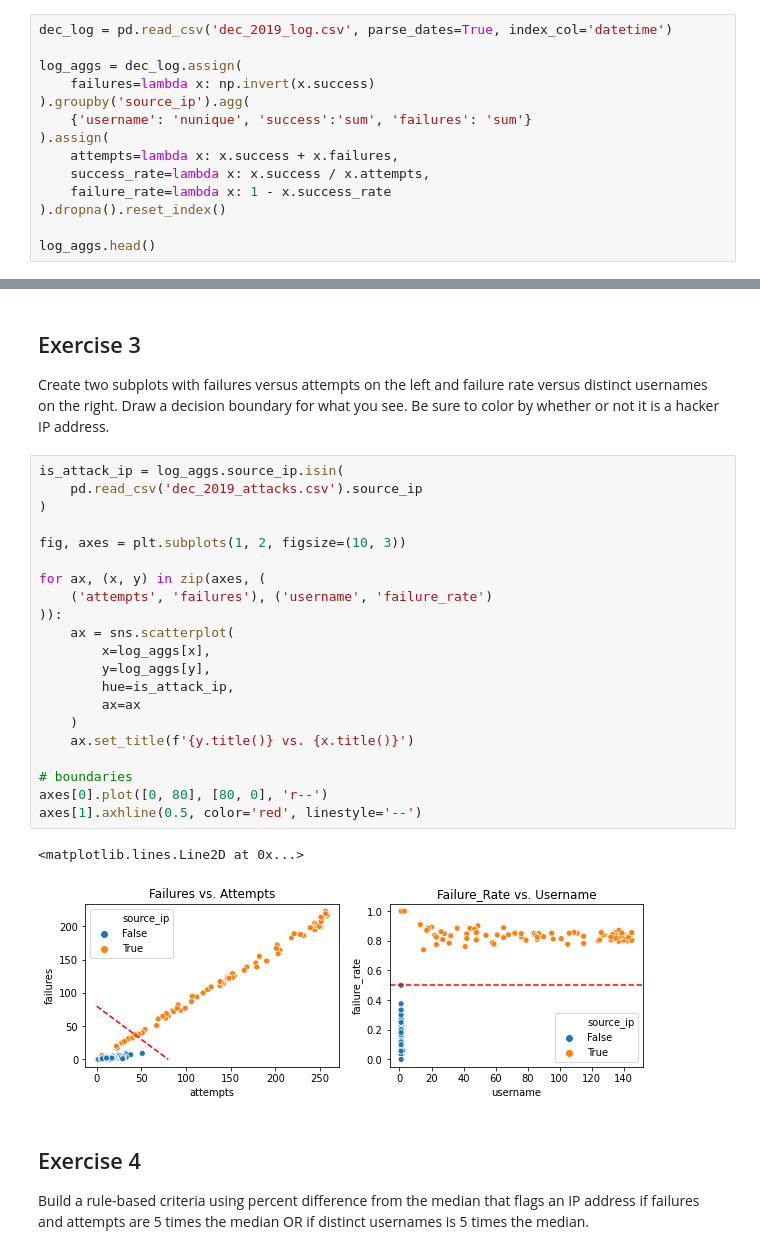
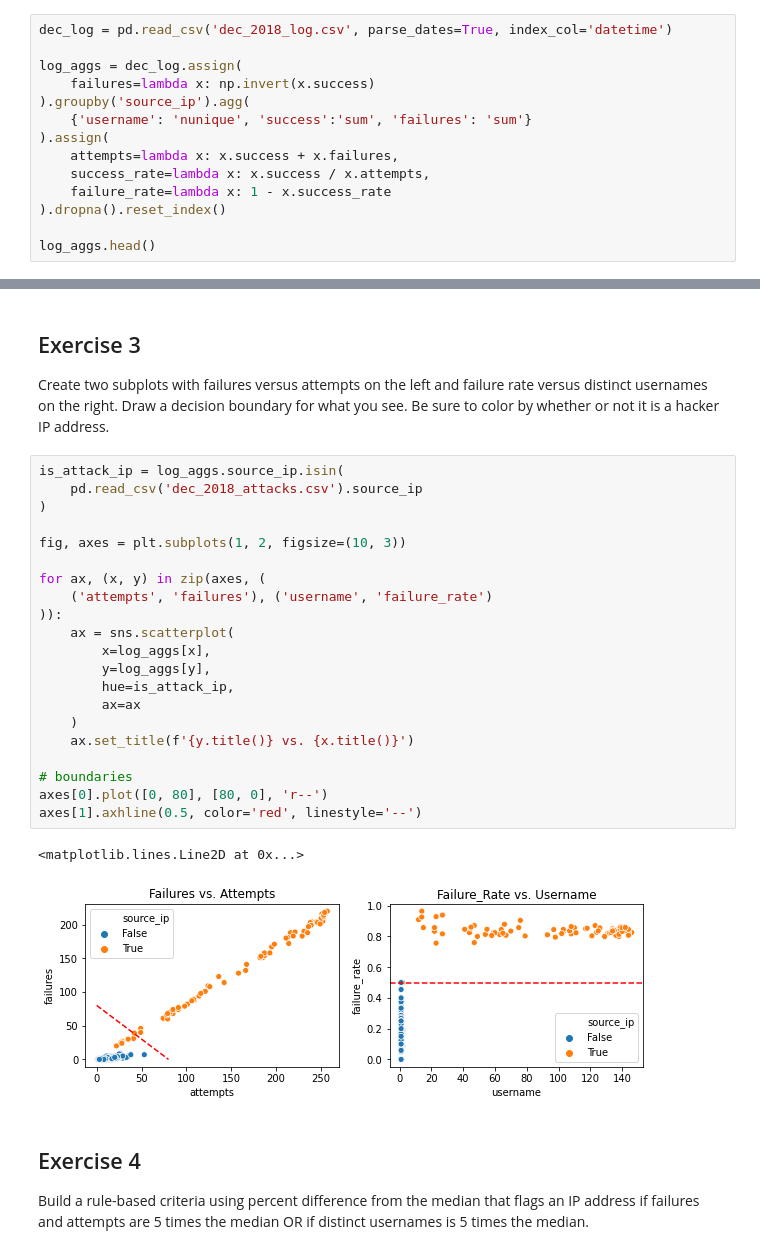
Before and after one commit to stefmolin/Hands-On-Data-Analysis-with-Pandas-2nd-edition, a Jupyter notebook: solutions/ch_08/solutions.ipynb, the cells around one changed output, grey strips where cells are left out. Cells and saved outputs as stored; diff of their text form.

```diff
--- a/solutions/ch_08/solutions.ipynb
+++ b/solutions/ch_08/solutions.ipynb
@@ -28,7 +28,7 @@ import seaborn as sns
 ## Exercise 2
 Find the number of unique usernames, attempts, successes, failures, and success/failure rates per IP address.
 # %%
-dec_log = pd.read_csv('dec_2019_log.csv', parse_dates=True, index_col='datetime')
+dec_log = pd.read_csv('dec_2018_log.csv', parse_dates=True, index_col='datetime')
 
 log_aggs = dec_log.assign(
     failures=lambda x: np.invert(x.success)
@@ -53,28 +53,28 @@ log_aggs.head()
 Create two subplots with failures versus attempts on the left and failure rate versus distinct usernames on the right. Draw a decision boundary for what you see. Be sure to color by whether or not it is a hacker IP address.
 # %%
 is_attack_ip = log_aggs.source_ip.isin(
-    pd.read_csv('dec_2019_attacks.csv').source_ip
+    pd.read_csv('dec_2018_attacks.csv').source_ip
 )
 
 fig, axes = plt.subplots(1, 2, figsize=(10, 3))
 
 for ax, (x, y) in zip(axes, (
     ('attempts', 'failures'), ('username', 'failure_rate')
 )):
     ax = sns.scatterplot(
         x=log_aggs[x],
         y=log_aggs[y],
         hue=is_attack_ip,
         ax=ax
     )
     ax.set_title(f'{y.title()} vs. {x.title()}')
 
 # boundaries
 axes[0].plot([0, 80], [80, 0], 'r--')
 axes[1].axhline(0.5, color='red', linestyle='--')
 # %% [output]
 <matplotlib.lines.Line2D at 0x...>
-[figure, old version]
+[figure, new version]
 # %% [markdown]
 ## Exercise 4
 Build a rule-based criteria using percent difference from the median that flags an IP address if failures and attempts are 5 times the median OR if distinct usernames is 5 times the median.
```
Also changed, not shown: parts of 10 cells of this notebook, 7 other files.
